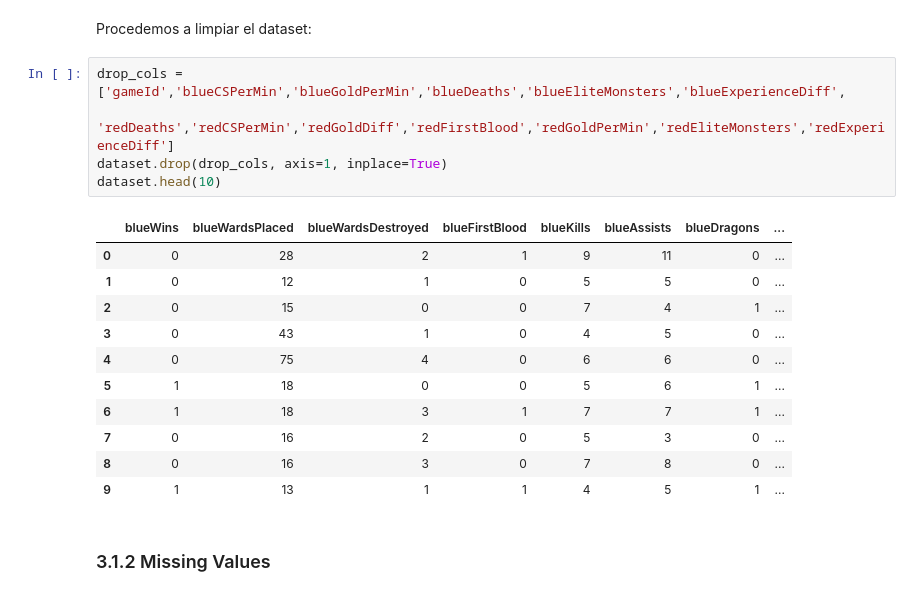
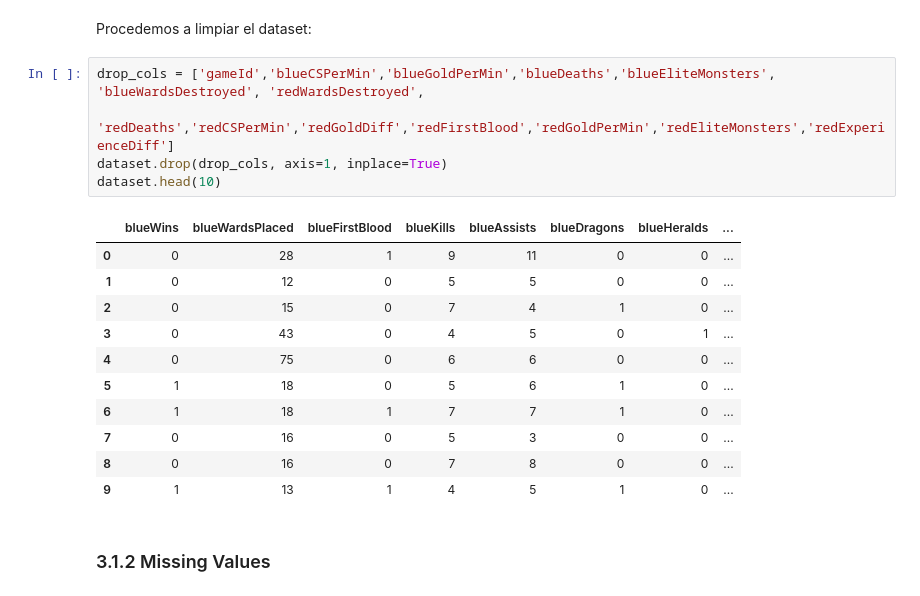
Before and after one commit to 0J0P0/Machine-Learning-Project, a Jupyter notebook: project.ipynb, the cells around one changed output. Drawn from its saved outputs; the diff is of its cells as text.

```diff
--- a/project.ipynb
+++ b/project.ipynb
@@ -199,22 +201,22 @@ len(dataset[(dataset['blueFirstBlood'] == 0) & (dataset['redFirstBlood'] == 0)])
 # %% [markdown]
 Procedemos a limpiar el dataset:
 # %%
-drop_cols = ['gameId','blueCSPerMin','blueGoldPerMin','blueDeaths','blueEliteMonsters','blueExperienceDiff',
+drop_cols = ['gameId','blueCSPerMin','blueGoldPerMin','blueDeaths','blueEliteMonsters', 'blueWardsDestroyed', 'redWardsDestroyed',
              'redDeaths','redCSPerMin','redGoldDiff','redFirstBlood','redGoldPerMin','redEliteMonsters','redExperienceDiff']
 dataset.drop(drop_cols, axis=1, inplace=True)
 dataset.head(10)
 # %% [output]
-|  | blueWins | blueWardsPlaced | blueWardsDestroyed | blueFirstBlood | blueKills | blueAssists | blueDragons | ... |
-| 0 | 0 | 28 | 2 | 1 | 9 | 11 | 0 | ... |
-| 1 | 0 | 12 | 1 | 0 | 5 | 5 | 0 | ... |
-| 2 | 0 | 15 | 0 | 0 | 7 | 4 | 1 | ... |
-| 3 | 0 | 43 | 1 | 0 | 4 | 5 | 0 | ... |
-| 4 | 0 | 75 | 4 | 0 | 6 | 6 | 0 | ... |
-| 5 | 1 | 18 | 0 | 0 | 5 | 6 | 1 | ... |
-| 6 | 1 | 18 | 3 | 1 | 7 | 7 | 1 | ... |
-| 7 | 0 | 16 | 2 | 0 | 5 | 3 | 0 | ... |
-| 8 | 0 | 16 | 3 | 0 | 7 | 8 | 0 | ... |
-| 9 | 1 | 13 | 1 | 1 | 4 | 5 | 1 | ... |
+|  | blueWins | blueWardsPlaced | blueFirstBlood | blueKills | blueAssists | blueDragons | blueHeralds | ... |
+| 0 | 0 | 28 | 1 | 9 | 11 | 0 | 0 | ... |
+| 1 | 0 | 12 | 0 | 5 | 5 | 0 | 0 | ... |
+| 2 | 0 | 15 | 0 | 7 | 4 | 1 | 0 | ... |
+| 3 | 0 | 43 | 0 | 4 | 5 | 0 | 1 | ... |
+| 4 | 0 | 75 | 0 | 6 | 6 | 0 | 0 | ... |
+| 5 | 1 | 18 | 0 | 5 | 6 | 1 | 0 | ... |
+| 6 | 1 | 18 | 1 | 7 | 7 | 1 | 0 | ... |
+| 7 | 0 | 16 | 0 | 5 | 3 | 0 | 0 | ... |
+| 8 | 0 | 16 | 0 | 7 | 8 | 0 | 0 | ... |
+| 9 | 1 | 13 | 1 | 4 | 5 | 1 | 0 | ... |
 # %% [markdown]
 ### 3.1.2 Missing Values
 # %% [markdown]
```
Also changed, not shown: parts of 40 cells of this notebook.
